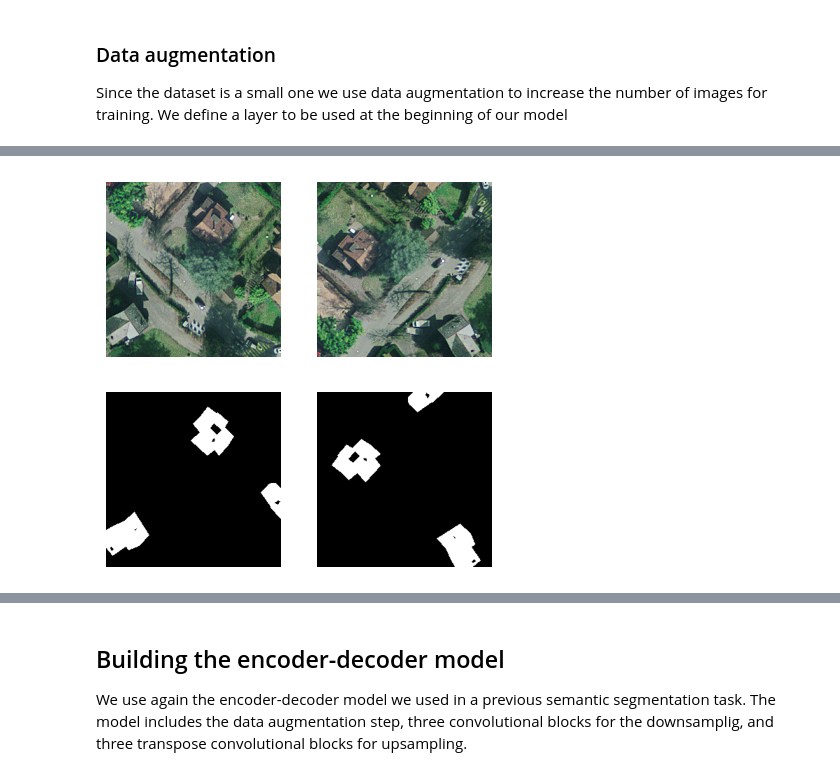
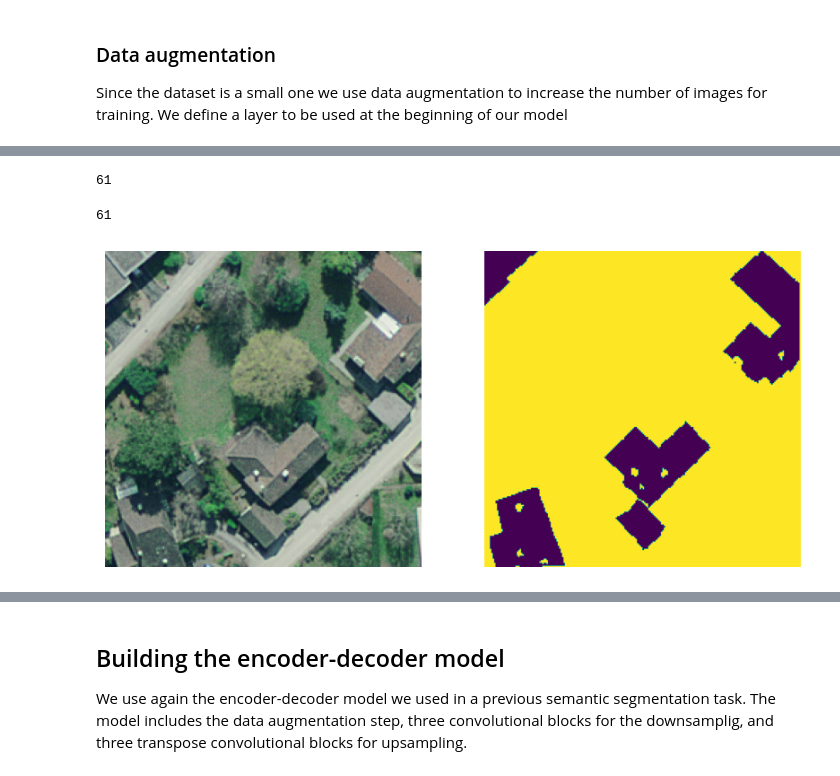
Before and after one commit to luigiselmi/dl_tensorflow, a Jupyter notebook: experiments/rooftops_segmentation_v3.ipynb, the cells around one changed output, grey strips where cells are left out. Saved outputs shown, nothing was run; the diff lists cells and outputs as text; code cells hidden in the pictures.

```diff
--- a/experiments/rooftops_segmentation_v3.ipynb
+++ b/experiments/rooftops_segmentation_v3.ipynb
@@ -274,0 +300,4 @@ We can see the effect of the transformations applied to one image
+# %%
+def flip(img_tensor):
+    img_flip = tf.image.flip_up_down(img_tensor)
+    return img_flip
@@ -289,12 +318,6 @@ TensorShape([250, 250, 3])
-# %%
-fig, ax = plt.subplots(nrows=2, ncols=2, figsize=(5, 5))
-ax[0,0].imshow(img.astype("uint8"))
-ax[0,0].set_axis_off()
-ax[0,1].imshow(img_rotate.numpy().astype("uint8"))
-ax[0,1].set_axis_off()
-ax[1,0].imshow(msk.astype("uint8"))
-ax[1,0].set_axis_off()
-ax[1,1].imshow(msk_rotate.numpy().astype("uint8"))
-ax[1,1].set_axis_off()
-# %% [output]
-[figure, removed]
+# %%
+flip_train_dataset = train_dataset.map(lambda x, y: (flip(x), flip(y)), num_parallel_calls=tf.data.AUTOTUNE)
+# %%
+len(flip_train_dataset)
+# %% [output]
+61
@@ -300,0 +326,8 @@ ax[1,1].set_axis_off()
+# %%
+len(rotate_train_dataset)
+# %% [output]
+61
+# %%
+plot_tensor_in_dataset(flip_train_dataset, img_index=1)
+# %% [output]
+[figure, added]
```
Also changed, not shown: parts of 24 cells of this notebook.
